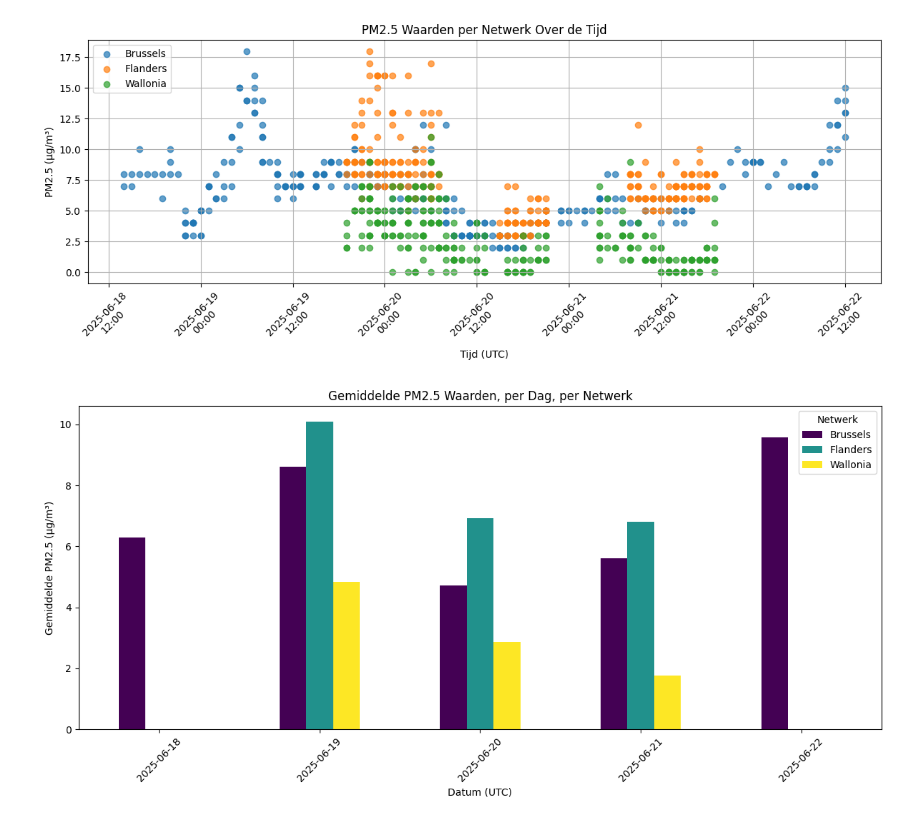
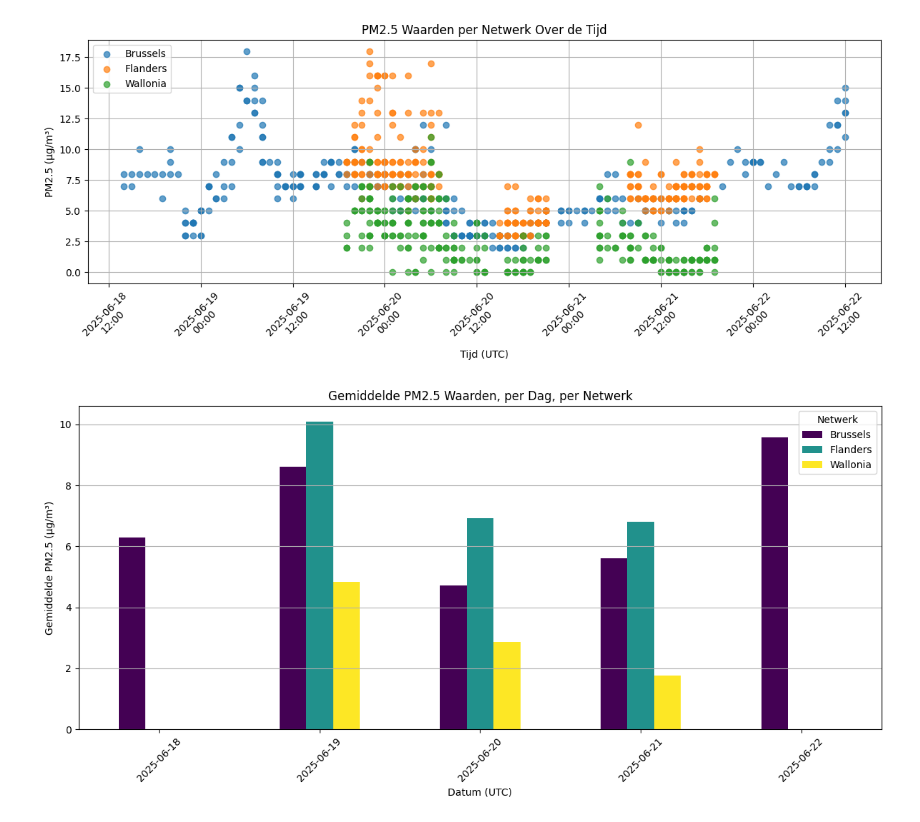
Before and after one commit to Bataklik/data-workflow-pm2.5, a Jupyter notebook: analysedata.ipynb, the cells around one changed output. Saved outputs shown, nothing was run; the diff lists cells and outputs as text; code cells hidden in the pictures.

```diff
--- a/analysedata.ipynb
+++ b/analysedata.ipynb
@@ -42,6 +42,10 @@ memory usage: 77.5+ KB
 # %%
 df['timestamp'] = pd.to_datetime(df['timestamp'], utc=True)
 df['local_timestamp'] = pd.to_datetime(df['local_timestamp'])
+
+df["ab_code"] = df["ab_name"].str.split(" - ").str[0]
+df["ab_loc"] = df["ab_name"].str.split(" - ").str[1]
+
 df.info()
 # %% [output]
 <class 'pandas.core.frame.DataFrame'>
@@ -117,15 +111,17 @@ plt.show()
 # %%
 # Maak een grafiek van de gemiddelde PM2.5 waarde per dag, gegroepeerd per netwerk
 df['date'] = df['timestamp'].dt.date
 
 daily_mean = df.groupby(['date', 'network'])['pm25_value'].mean().unstack()
 daily_mean.plot(kind='bar', figsize=(12, 6), colormap='viridis')
 plt.title('Gemiddelde PM2.5 Waarden, per Dag, per Netwerk')
 plt.xlabel('Datum (UTC)')
 plt.ylabel('Gemiddelde PM2.5 (µg/m³)')
 plt.xticks(rotation=45)
 plt.legend(title='Netwerk')
+plt.grid(axis='y')
+
 plt.tight_layout()
 plt.show()
 # %% [output]
-[figure, old version]
+[figure, new version]
```
Also changed, not shown: parts of 5 cells of this notebook.
